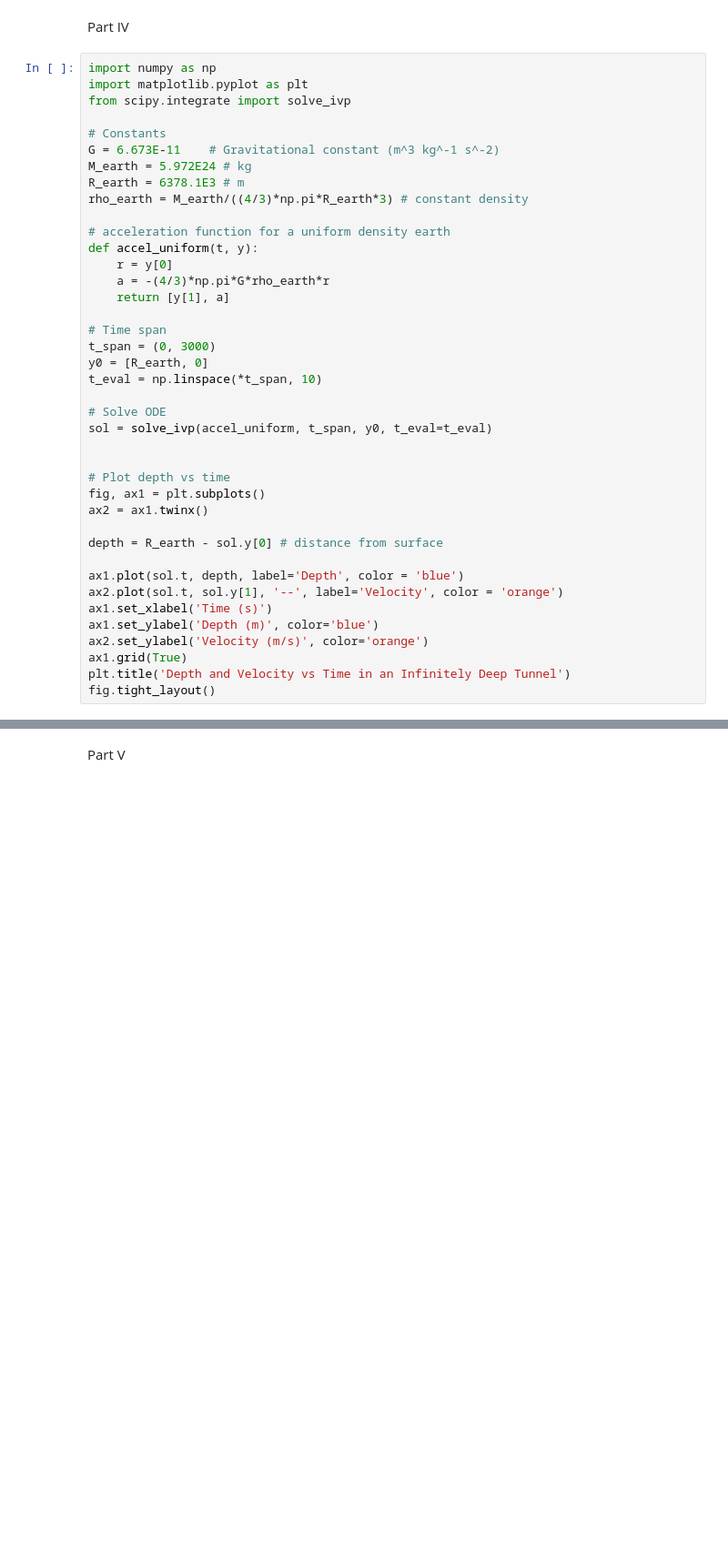
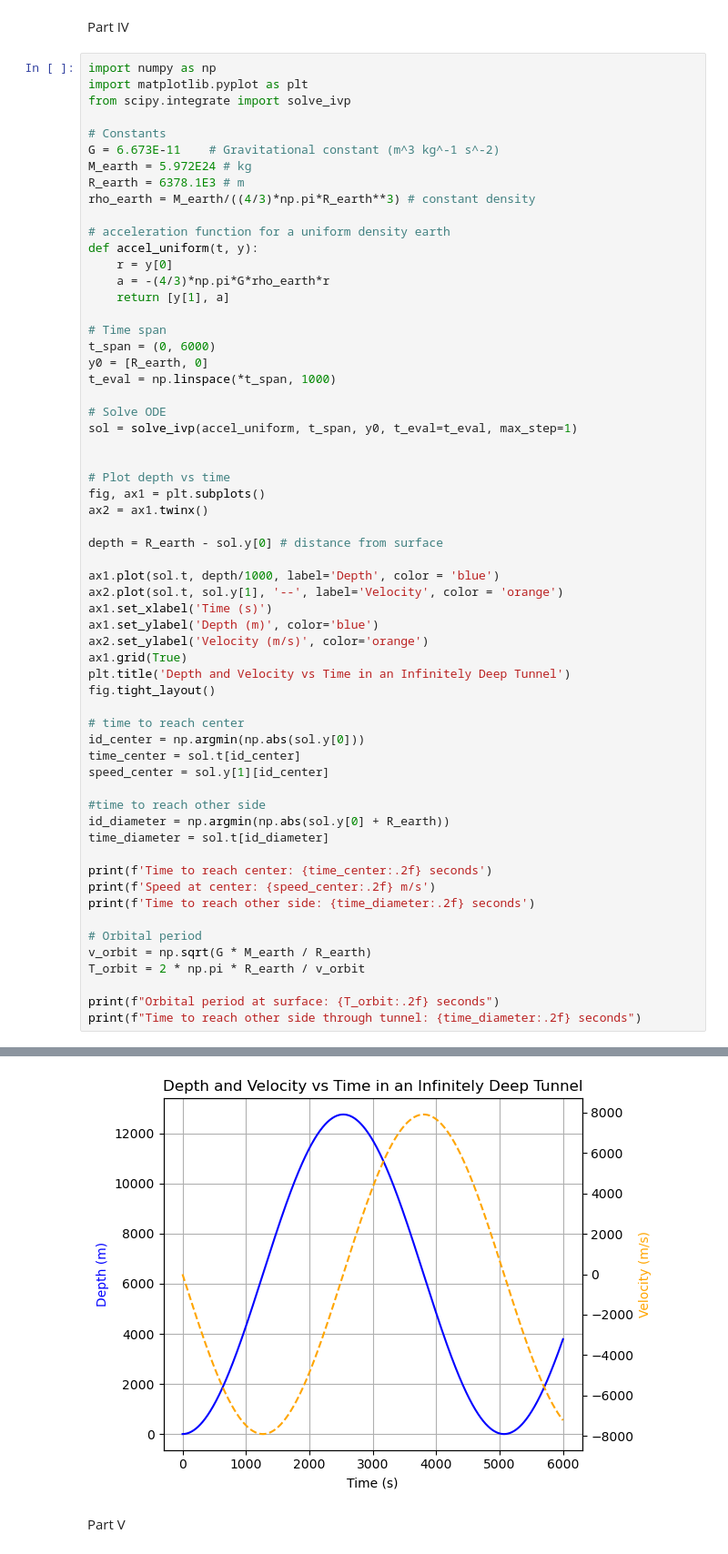
Before and after one commit to eoluwaboro/PHYS265-spring25, a Jupyter notebook: Lab2/Lab2.ipynb, the cells around one changed output, grey strips where cells are left out. Shown at 91% size. Cells and saved outputs as stored; diff of their text form; blank space fills up the shorter version.

```diff
--- a/Lab2/Lab2.ipynb
+++ b/Lab2/Lab2.ipynb
@@ -309,7 +309,7 @@ from scipy.integrate import solve_ivp
 G = 6.673E-11    # Gravitational constant (m^3 kg^-1 s^-2)
 M_earth = 5.972E24 # kg
 R_earth = 6378.1E3 # m
-rho_earth = M_earth/((4/3)*np.pi*R_earth*3) # constant density
+rho_earth = M_earth/((4/3)*np.pi*R_earth**3) # constant density
 
 # acceleration function for a uniform density earth
 def accel_uniform(t, y):
@@ -318,12 +318,12 @@ def accel_uniform(t, y):
     return [y[1], a]
 
 # Time span
-t_span = (0, 3000)
+t_span = (0, 6000)
 y0 = [R_earth, 0]
-t_eval = np.linspace(*t_span, 10)
+t_eval = np.linspace(*t_span, 1000)
 
 # Solve ODE
-sol = solve_ivp(accel_uniform, t_span, y0, t_eval=t_eval)
+sol = solve_ivp(accel_uniform, t_span, y0, t_eval=t_eval, max_step=1)
 
 
 # Plot depth vs time
@@ -332,7 +332,7 @@ ax2 = ax1.twinx()
 
 depth = R_earth - sol.y[0] # distance from surface
 
-ax1.plot(sol.t, depth, label='Depth', color = 'blue')
+ax1.plot(sol.t, depth/1000, label='Depth', color = 'blue')
 ax2.plot(sol.t, sol.y[1], '--', label='Velocity', color = 'orange')
 ax1.set_xlabel('Time (s)')
 ax1.set_ylabel('Depth (m)', color='blue')
@@ -340,3 +340,24 @@ ax2.set_ylabel('Velocity (m/s)', color='orange')
 ax1.grid(True)
 plt.title('Depth and Velocity vs Time in an Infinitely Deep Tunnel')
 fig.tight_layout()
+
+# time to reach center
+id_center = np.argmin(np.abs(sol.y[0]))
+time_center = sol.t[id_center]
+speed_center = sol.y[1][id_center]
+
+#time to reach other side
+id_diameter = np.argmin(np.abs(sol.y[0] + R_earth))
+time_diameter = sol.t[id_diameter]
+
+print(f'Time to reach center: {time_center:.2f} seconds')
+print(f'Speed at center: {speed_center:.2f} m/s')
+print(f'Time to reach other side: {time_diameter:.2f} seconds')
+
+# Orbital period
+v_orbit = np.sqrt(G * M_earth / R_earth)
+T_orbit = 2 * np.pi * R_earth / v_orbit
+
+print(f"Orbital period at surface: {T_orbit:.2f} seconds")
+print(f"Time to reach other side through tunnel: {time_diameter:.2f} seconds")
+# %% [output]
@@ -343,3 +369,4 @@ fig.tight_layout()
+[figure, added]
 # %% [markdown]
 Part V
 # %%
```
Also changed, not shown: parts of 1 cell of this notebook.
